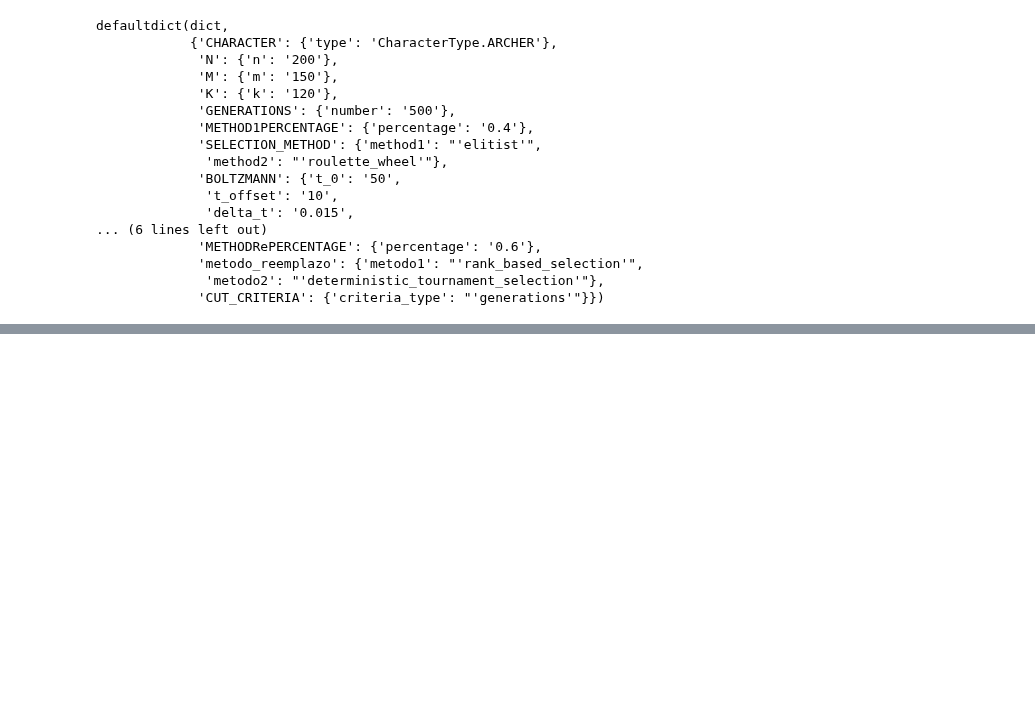
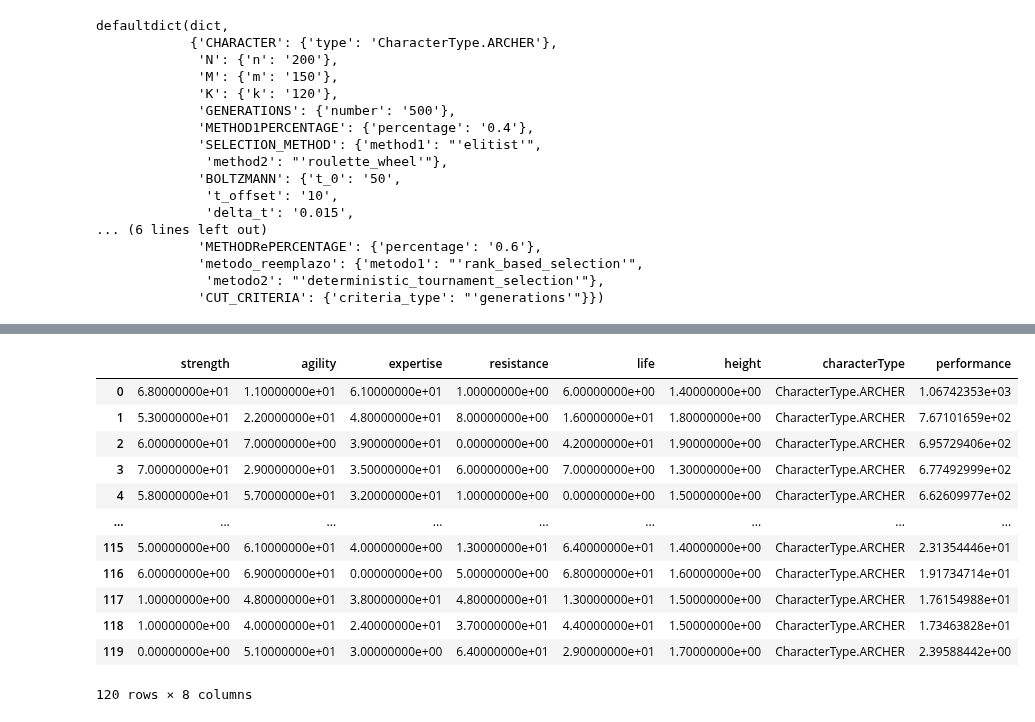
Before and after one commit to marianopm/sia-tp2, a Jupyter notebook: main-test.ipynb, the cells around one changed output, grey strips where cells are left out. Saved outputs shown, nothing was run; the diff lists cells and outputs as text; code cells hidden in the pictures; blank space fills up the shorter version.

```diff
--- a/main-test.ipynb
+++ b/main-test.ipynb
@@ -172,0 +238,17 @@ generation_0
+# %%
+def crossover_method(poblacion, method):
+
+    if(method == 'one_point'):
+        crossed = single_point_crossover(poblacion)
+    elif(method == 'two_point'):
+        crossed = two_point_crossover(poblacion)
+    elif(method == 'uniform'):
+        crossed = uniform_crossover(poblacion)
+    elif(method == 'annular'):
+        crossed = annular_crossover(poblacion)
+
+    return crossed
+
+crossed_result = crossover_method(cromosomas, p.metodo_cruza)
+
+crossed_result
@@ -172,0 +269,15 @@ generation_0
+# %%
+def mutation_method(poblacion, rate, method):
+
+    if(method == 'one_gene'):
+        mutated = one_gene_mutation(poblacion, rate)
+    elif(method == 'multi_gene'):
+        mutated = multi_gene_mutation(poblacion, rate)
+    elif(method == 'multi_gene_mutation_uniform'):
+        mutated = multi_gene_mutation_uniform(poblacion, rate)
+
+    return mutated
+
+mutation_result = mutation_method(crossed_result, p.mutation_rate, p.mutation_type)
+
+mutation_result
@@ -172,0 +312,4 @@ generation_0
+# %%
+cromosomas_norm = normalize_chromosome(mutation_result)
+
+cromosomas_norm
@@ -173 +330,23 @@ generation_0
+# %%
+cromosomas_norm_decode = decode_genes(cromosomas_norm)
+offspring = eval_performace(cromosomas_norm_decode,p.character)
+
+noffspring = offspring.sort_values(by='performance', ascending=False)
+noffspring.reset_index(drop=True, inplace=True)
+
+offspring
+# %% [output]
+|  | strength | agility | expertise | resistance | life | height | characterType | performance |
+| 0 | 6.80000000e+01 | 1.10000000e+01 | 6.10000000e+01 | 1.00000000e+00 | 6.00000000e+00 | 1.40000000e+00 | CharacterType.ARCHER | 1.06742353e+03 |
+| 1 | 5.30000000e+01 | 2.20000000e+01 | 4.80000000e+01 | 8.00000000e+00 | 1.60000000e+01 | 1.80000000e+00 | CharacterType.ARCHER | 7.67101659e+02 |
+| 2 | 6.00000000e+01 | 7.00000000e+00 | 3.90000000e+01 | 0.00000000e+00 | 4.20000000e+01 | 1.90000000e+00 | CharacterType.ARCHER | 6.95729406e+02 |
+| 3 | 7.00000000e+01 | 2.90000000e+01 | 3.50000000e+01 | 6.00000000e+00 | 7.00000000e+00 | 1.30000000e+00 | CharacterType.ARCHER | 6.77492999e+02 |
+| 4 | 5.80000000e+01 | 5.70000000e+01 | 3.20000000e+01 | 1.00000000e+00 | 0.00000000e+00 | 1.50000000e+00 | CharacterType.ARCHER | 6.62609977e+02 |
+| ... | ... | ... | ... | ... | ... | ... | ... | ... |
+| 115 | 5.00000000e+00 | 6.10000000e+01 | 4.00000000e+00 | 1.30000000e+01 | 6.40000000e+01 | 1.40000000e+00 | CharacterType.ARCHER | 2.31354446e+01 |
+| 116 | 6.00000000e+00 | 6.90000000e+01 | 0.00000000e+00 | 5.00000000e+00 | 6.80000000e+01 | 1.60000000e+00 | CharacterType.ARCHER | 1.91734714e+01 |
+| 117 | 1.00000000e+00 | 4.80000000e+01 | 3.80000000e+01 | 4.80000000e+01 | 1.30000000e+01 | 1.50000000e+00 | CharacterType.ARCHER | 1.76154988e+01 |
+| 118 | 1.00000000e+00 | 4.00000000e+01 | 2.40000000e+01 | 3.70000000e+01 | 4.40000000e+01 | 1.50000000e+00 | CharacterType.ARCHER | 1.73463828e+01 |
+| 119 | 0.00000000e+00 | 5.10000000e+01 | 3.00000000e+00 | 6.40000000e+01 | 2.90000000e+01 | 1.70000000e+00 | CharacterType.ARCHER | 2.39588442e+00 |
+120 rows × 8 columns
 # %%
```
Also changed, not shown: parts of 14 cells of this notebook, 3 other files.
